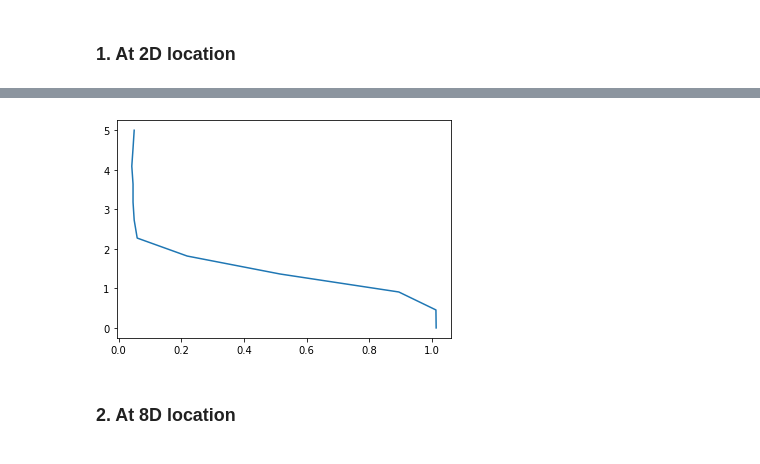
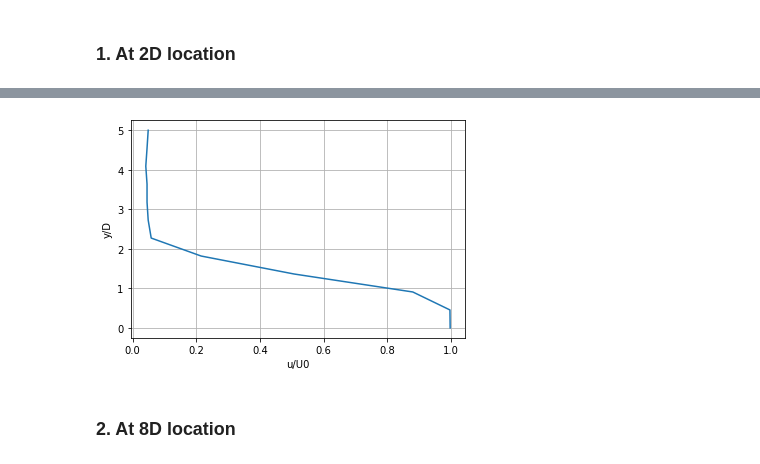
Before and after one commit to lakhiwal007/AE451A, a Jupyter notebook: Subsonic Jet Propagation/lab8.ipynb, the cells around one changed output, grey strips where cells are left out. Cells and saved outputs as stored; diff of their text form; code cells hidden in the pictures.

```diff
--- a/Subsonic Jet Propagation/lab8.ipynb
+++ b/Subsonic Jet Propagation/lab8.ipynb
@@ -99,9 +87,12 @@ _2DLocation_df.rename(columns={0 : "Stagnation pressure in Chamber", 1: "Pitote
 # %%
 velocity2D, y2D = pressure2Velocity(_2DLocation_df,Type="radial")
-# %%
-plt.plot(velocity2D,y2D);
-# %% [output]
-[figure, removed]
+# %%
+plt.plot(velocity2D,y2D);
+plt.xlabel("u/U0")
+plt.ylabel("y/D");
+plt.grid();
+# %% [output]
+[figure, added]
 # %% [markdown]
 ### 2. At 8D location
 # %%
```
Also changed, not shown: parts of 23 cells of this notebook, 5 other files.
